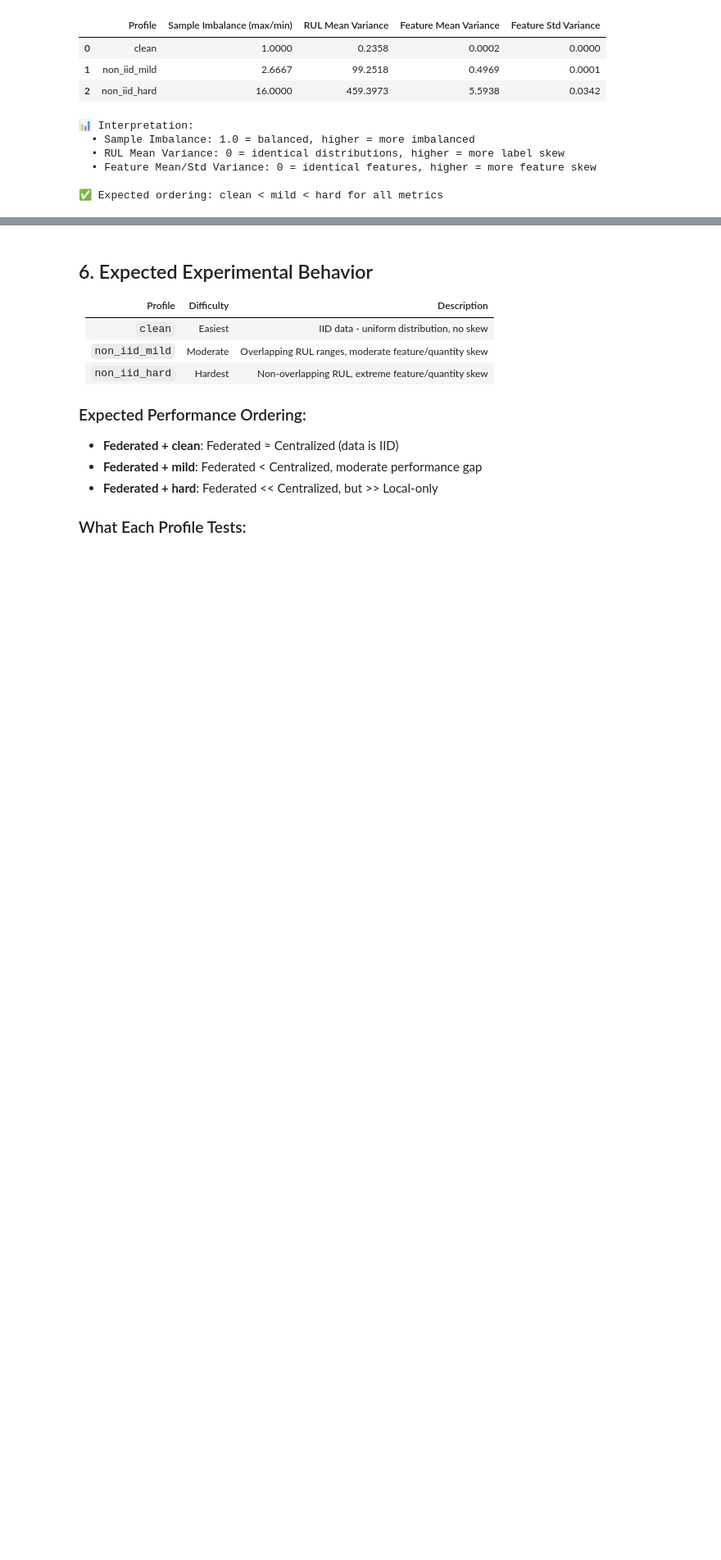
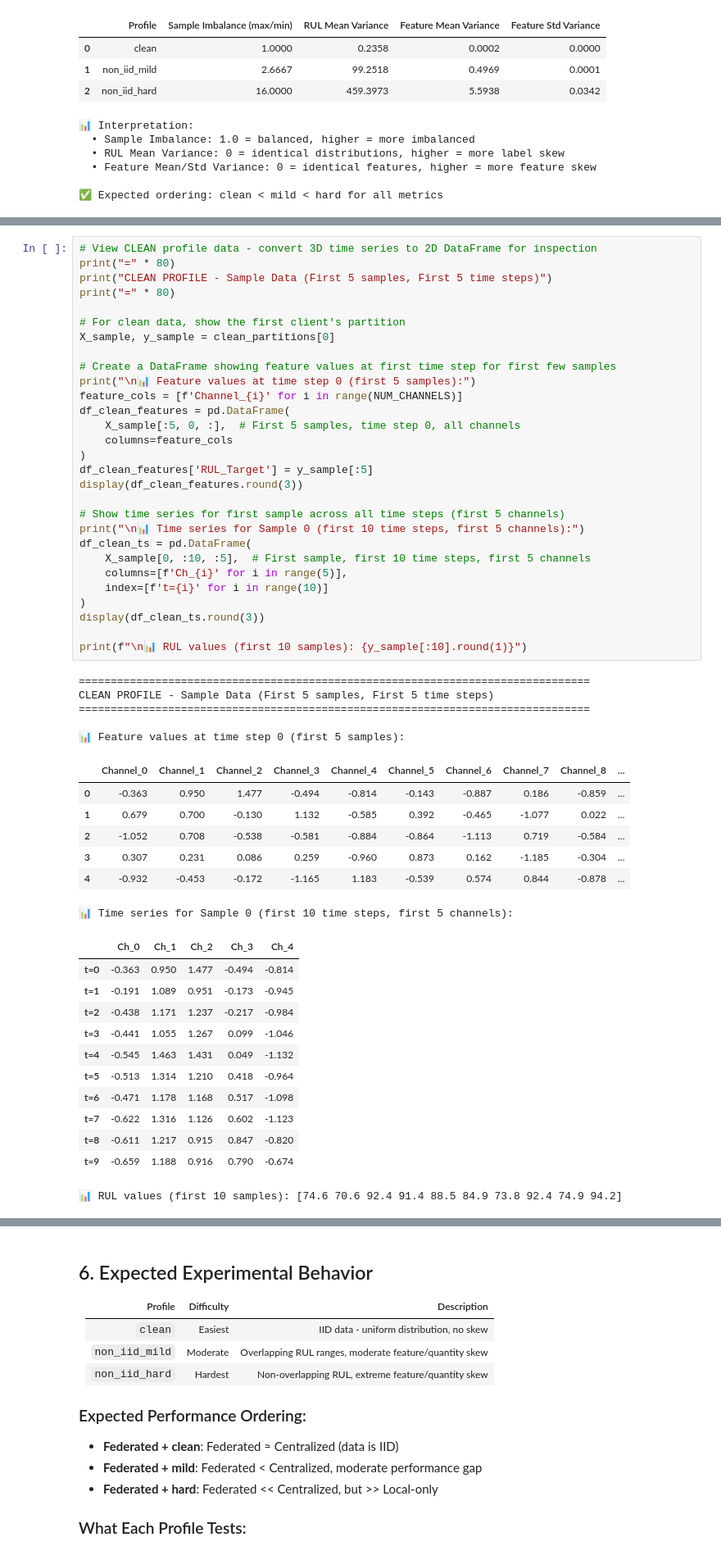
Before and after one commit to AthSri0507/FL_based_IndustrialMaintenance, a Jupyter notebook: notebooks/03_data_profile_comparison.ipynb, the cells around one changed output, grey strips where cells are left out. Shown at 82% size. Cells and saved outputs as stored; diff of their text form; blank space fills up the shorter version.

```diff
--- a/notebooks/03_data_profile_comparison.ipynb
+++ b/notebooks/03_data_profile_comparison.ipynb
@@ -572,0 +846,54 @@ HETEROGENEITY METRICS (Quantitative Comparison)
+# %%
+# View CLEAN profile data - convert 3D time series to 2D DataFrame for inspection
+print("=" * 80)
+print("CLEAN PROFILE - Sample Data (First 5 samples, First 5 time steps)")
+print("=" * 80)
+
+# For clean data, show the first client's partition
+X_sample, y_sample = clean_partitions[0]
+
+# Create a DataFrame showing feature values at first time step for first few samples
+print("\n📊 Feature values at time step 0 (first 5 samples):")
+feature_cols = [f'Channel_{i}' for i in range(NUM_CHANNELS)]
+df_clean_features = pd.DataFrame(
+    X_sample[:5, 0, :],  # First 5 samples, time step 0, all channels
+    columns=feature_cols
+)
+df_clean_features['RUL_Target'] = y_sample[:5]
+display(df_clean_features.round(3))
+
+# Show time series for first sample across all time steps (first 5 channels)
+print("\n📊 Time series for Sample 0 (first 10 time steps, first 5 channels):")
+df_clean_ts = pd.DataFrame(
+    X_sample[0, :10, :5],  # First sample, first 10 time steps, first 5 channels
+    columns=[f'Ch_{i}' for i in range(5)],
+    index=[f't={i}' for i in range(10)]
+)
+display(df_clean_ts.round(3))
+
+print(f"\n📊 RUL values (first 10 samples): {y_sample[:10].round(1)}")
+# %% [output]
+================================================================================
+CLEAN PROFILE - Sample Data (First 5 samples, First 5 time steps)
+================================================================================
+
+📊 Feature values at time step 0 (first 5 samples):
+|  | Channel_0 | Channel_1 | Channel_2 | Channel_3 | Channel_4 | Channel_5 | Channel_6 | Channel_7 | Channel_8 | ... |
+| 0 | -0.363 | 0.950 | 1.477 | -0.494 | -0.814 | -0.143 | -0.887 | 0.186 | -0.859 | ... |
+| 1 | 0.679 | 0.700 | -0.130 | 1.132 | -0.585 | 0.392 | -0.465 | -1.077 | 0.022 | ... |
+| 2 | -1.052 | 0.708 | -0.538 | -0.581 | -0.884 | -0.864 | -1.113 | 0.719 | -0.584 | ... |
+| 3 | 0.307 | 0.231 | 0.086 | 0.259 | -0.960 | 0.873 | 0.162 | -1.185 | -0.304 | ... |
+| 4 | -0.932 | -0.453 | -0.172 | -1.165 | 1.183 | -0.539 | 0.574 | 0.844 | -0.878 | ... |
+📊 Time series for Sample 0 (first 10 time steps, first 5 channels):
+|  | Ch_0 | Ch_1 | Ch_2 | Ch_3 | Ch_4 |
+| t=0 | -0.363 | 0.950 | 1.477 | -0.494 | -0.814 |
+| t=1 | -0.191 | 1.089 | 0.951 | -0.173 | -0.945 |
+| t=2 | -0.438 | 1.171 | 1.237 | -0.217 | -0.984 |
+| t=3 | -0.441 | 1.055 | 1.267 | 0.099 | -1.046 |
+| t=4 | -0.545 | 1.463 | 1.431 | 0.049 | -1.132 |
+| t=5 | -0.513 | 1.314 | 1.210 | 0.418 | -0.964 |
+| t=6 | -0.471 | 1.178 | 1.168 | 0.517 | -1.098 |
+| t=7 | -0.622 | 1.316 | 1.126 | 0.602 | -1.123 |
+| t=8 | -0.611 | 1.217 | 0.915 | 0.847 | -0.820 |
+| t=9 | -0.659 | 1.188 | 0.916 | 0.790 | -0.674 |
+📊 RUL values (first 10 samples): [74.6 70.6 92.4 91.4 88.5 84.9 73.8 92.4 74.9 94.2]
```
Also changed, not shown: parts of 10 cells of this notebook, 55 other files.
